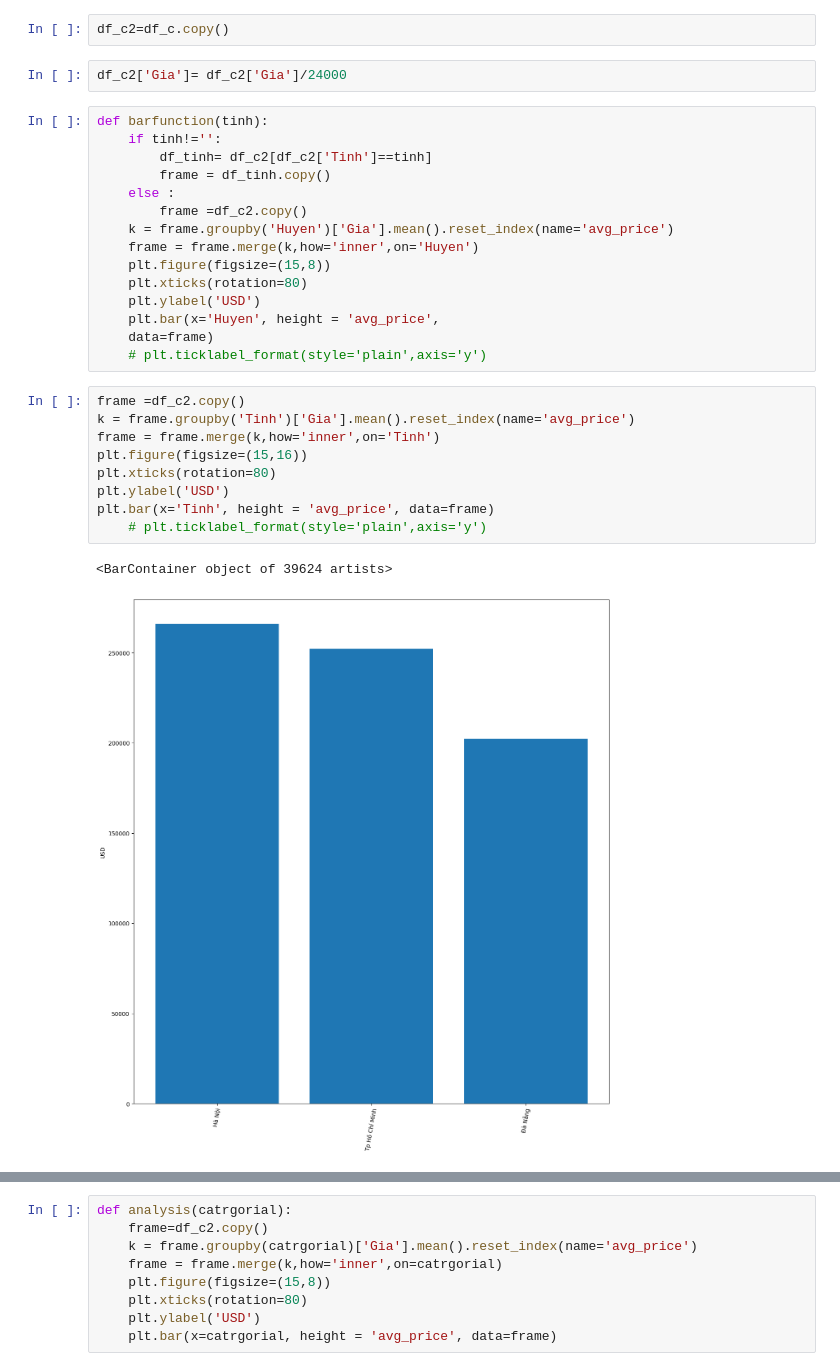
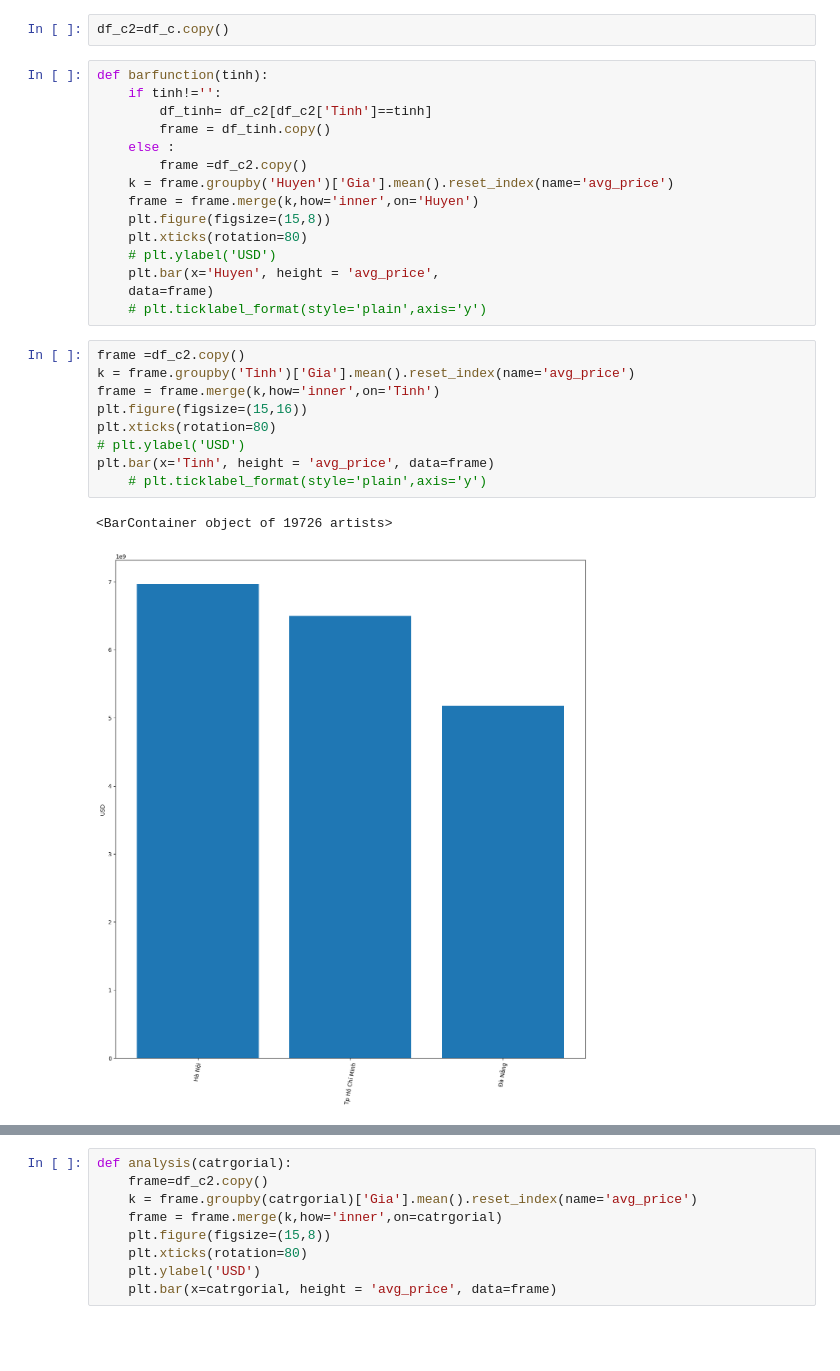
Before and after one commit to lethanhdathust/Project-DA, a Jupyter notebook: House_Price_Prediction/alanysis_train.ipynb, the cells around one changed output, grey strips where cells are left out. Saved outputs shown, nothing was run; the diff lists cells and outputs as text; blank space fills up the shorter version.

```diff
--- a/House_Price_Prediction/alanysis_train.ipynb
+++ b/House_Price_Prediction/alanysis_train.ipynb
@@ -327,7 +292,5 @@ scatt('DienTich(m2)',7)
 # %%
 df_c2=df_c.copy()
-# %%
-df_c2['Gia']= df_c2['Gia']/24000
 # %%
 def barfunction(tinh):
     if tinh!='':
@@ -339,22 +302,22 @@ def barfunction(tinh):
     frame = frame.merge(k,how='inner',on='Huyen')
     plt.figure(figsize=(15,8))
     plt.xticks(rotation=80)
-    plt.ylabel('USD')
+    # plt.ylabel('USD')
     plt.bar(x='Huyen', height = 'avg_price',
     data=frame)
     # plt.ticklabel_format(style='plain',axis='y')
 # %%
 frame =df_c2.copy()
 k = frame.groupby('Tinh')['Gia'].mean().reset_index(name='avg_price')
 frame = frame.merge(k,how='inner',on='Tinh')
 plt.figure(figsize=(15,16))
 plt.xticks(rotation=80)
-plt.ylabel('USD')
+# plt.ylabel('USD')
 plt.bar(x='Tinh', height = 'avg_price', data=frame)
     # plt.ticklabel_format(style='plain',axis='y')
 # %% [output]
-<BarContainer object of 39624 artists>
+<BarContainer object of 19726 artists>
-[figure, old version]
+[figure, new version]
 # %%
 barfunction('Hà Nội')
 # %% [output]
```
Also changed, not shown: parts of 75 cells of this notebook, 2 other files.
